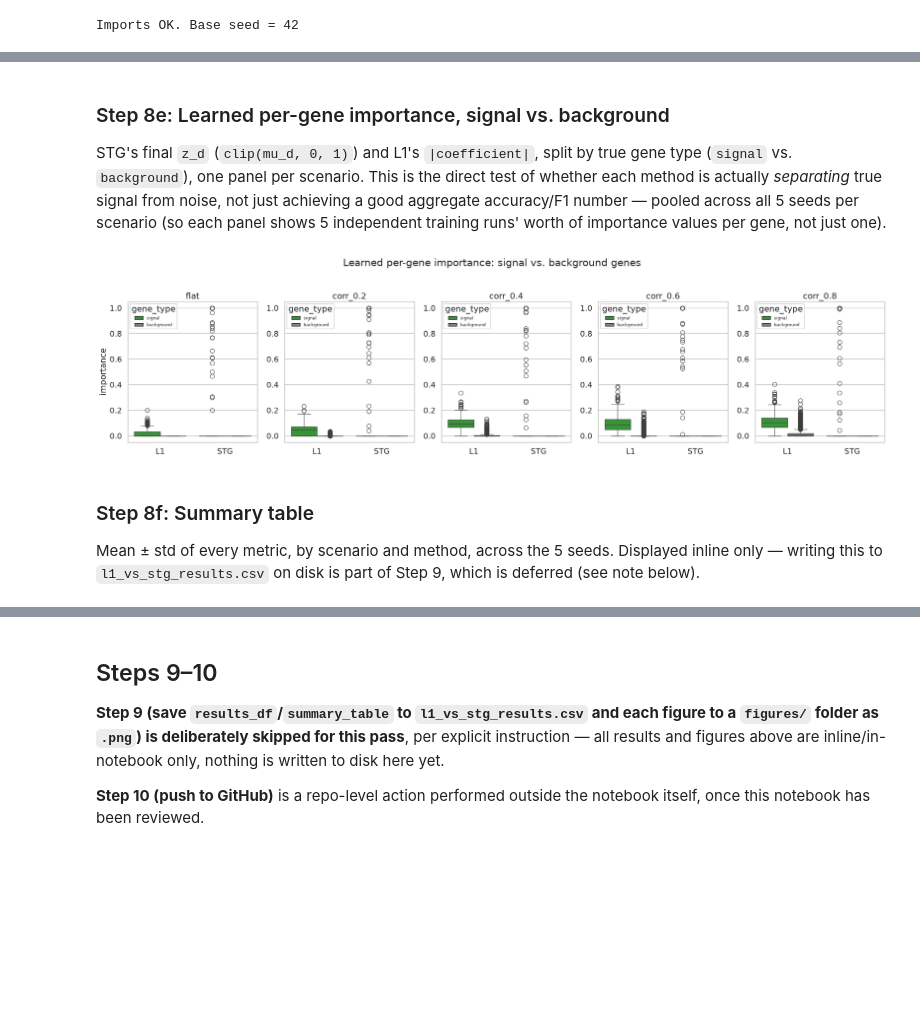
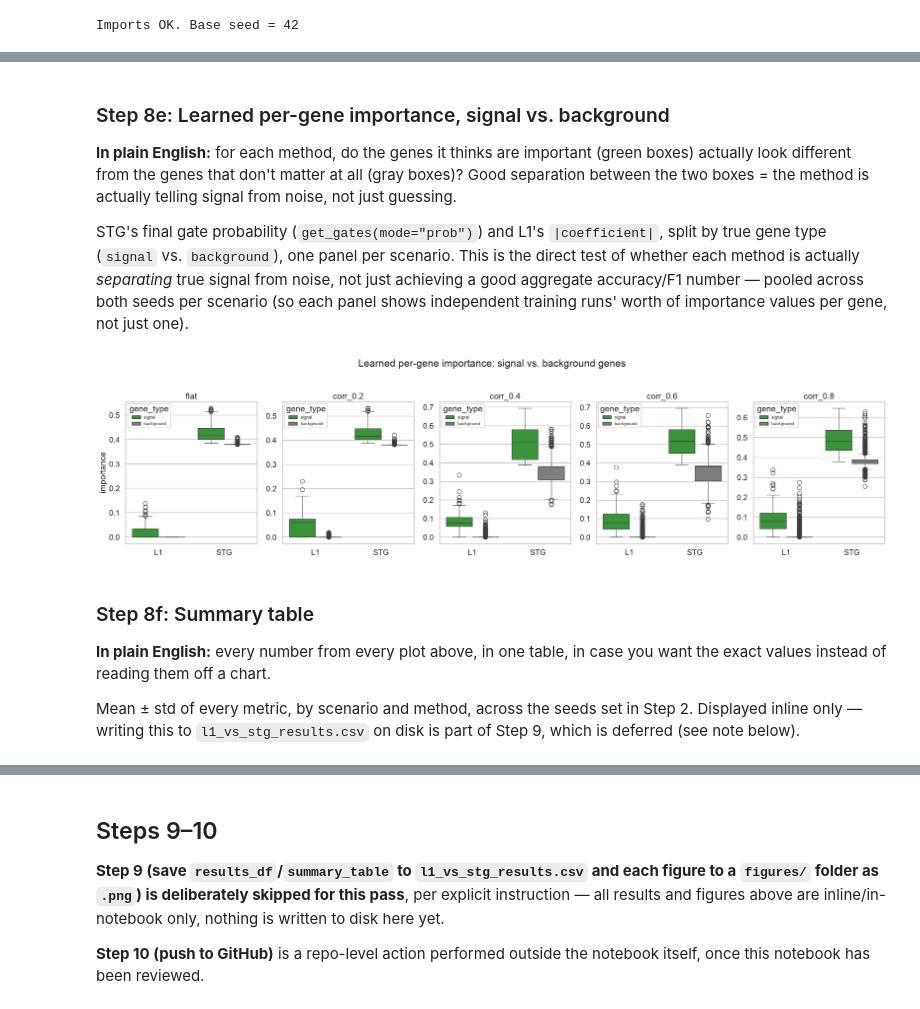
Before and after one commit to sierramendoza543/sierra-gating-project, a Jupyter notebook: l1_vs_stg_baseline_comparison.ipynb, the cells around one changed output, grey strips where cells are left out. Saved outputs shown, nothing was run; the diff lists cells and outputs as text; code cells hidden in the pictures; blank space fills up the shorter version.

```diff
--- a/l1_vs_stg_baseline_comparison.ipynb
+++ b/l1_vs_stg_baseline_comparison.ipynb
@@ -393,13 +426,13 @@ output below.
 # %%
-LAMBDA_CANDIDATES = [0.001, 0.005, 0.01, 0.05, 0.1, 0.5]
+LAMBDA_CANDIDATES = [0.05, 0.1, 0.2, 0.3, 0.5]
 sweep_rows = []
 
 for scenario in SCENARIOS:
     pre = preprocessed[(scenario, SEEDS[0])]
     for lam in LAMBDA_CANDIDATES:
-        mu, linear = train_stg(pre["X_train"], pre["y_train"], lam=lam, seed=SEEDS[0])
-        proba, _ = stg_predict_proba(mu, linear, pre["X_test"])
-        n_sel = int((mu.numpy() > 0).sum())
+        model = train_stg(pre["X_train"], pre["y_train"], lam=lam, seed=SEEDS[0], nr_epochs=100)
+        proba = stg_predict_proba(model, pre["X_test"])
+        n_sel = int((model.get_gates(mode="prob") > 0.5).sum())
         acc = accuracy_score(pre["y_test"], (proba > 0.5).astype(int))
         sweep_rows.append({"scenario": scenario, "lambda": lam, "n_selected": n_sel, "test_accuracy": acc})
 
@@ -440,17 +467,17 @@ over the spec's example values because those saturate for this dataset.
 # %%
-LAMBDA_FIXED = 0.01
+LAMBDA_FIXED = 0.2  # see the sweep table above; matches this repo's already-validated value for 1000-gene data
 
 stg_results = {}  # (scenario, seed) -> dict
 
 for (scenario, seed), pre in preprocessed.items():
-    mu, linear = train_stg(pre["X_train"], pre["y_train"], lam=LAMBDA_FIXED, seed=seed)
-    proba, z_eval = stg_predict_proba(mu, linear, pre["X_test"])
+    model = train_stg(pre["X_train"], pre["y_train"], lam=LAMBDA_FIXED, seed=seed, nr_epochs=200)
+    proba = stg_predict_proba(model, pre["X_test"])
+    gate_probs = model.get_gates(mode="prob")
     y_pred = (proba > 0.5).astype(int)
 
     stg_results[(scenario, seed)] = {
-        "mu": mu.numpy(),
-        "z_eval": z_eval,
-        "selected": mu.numpy() > 0,
+        "gate_probs": gate_probs,
+        "selected": gate_probs > 0.5,
         "accuracy": accuracy_score(pre["y_test"], y_pred),
         "auroc": roc_auc_score(pre["y_test"], proba),
         "y_proba": proba,
@@ -557,7 +598,7 @@ for ax, metric, title in zip(axes, ["accuracy", "auroc"], ["Test accuracy", "Tes
     ax.set_xticks(x)
     ax.set_xticklabels(scenario_order, rotation=20)
     ax.set_ylim(0, 1.05)
-    ax.set_title(f"{title} by method (mean ± std, 5 seeds)")
+    ax.set_title(f"{title} by method (mean ± std, {len(SEEDS)} seeds)")
     ax.set_ylabel(title)
     ax.legend(title="Method")
 
@@ -657,12 +715,17 @@ plt.show()
 # %% [markdown]
 ### Step 8e: Learned per-gene importance, signal vs. background
 
-STG's final `z_d` (`clip(mu_d, 0, 1)`) and L1's `|coefficient|`, split by true gene
-type (`signal` vs. `background`), one panel per scenario. This is the direct test
-of whether each method is actually *separating* true signal from noise, not just
-achieving a good aggregate accuracy/F1 number — pooled across all 5 seeds per
-scenario (so each panel shows 5 independent training runs' worth of importance
-values per gene, not just one).
+**In plain English:** for each method, do the genes it thinks are important
+(green boxes) actually look different from the genes that don't matter at all
+(gray boxes)? Good separation between the two boxes = the method is actually
+telling signal from noise, not just guessing.
+
+STG's final gate probability (`get_gates(mode="prob")`) and L1's `|coefficient|`,
+split by true gene type (`signal` vs. `background`), one panel per scenario. This is
+the direct test of whether each method is actually *separating* true signal from
+noise, not just achieving a good aggregate accuracy/F1 number — pooled across both
+seeds per scenario (so each panel shows independent training runs' worth of
+importance values per gene, not just one).
 # %%
 importance_rows = []
 for (scenario, seed), pre in preprocessed.items():
@@ -671,41 +734,44 @@ for (scenario, seed), pre in preprocessed.items():
     gene_types = genes_df.loc[gene_ids, "gene_type"].values
 
     l1_importance = np.abs(l1_results[(scenario, seed)]["coef"])
-    stg_importance = stg_results[(scenario, seed)]["z_eval"]
+    stg_importance = stg_results[(scenario, seed)]["gate_probs"]
 
     for method, importance in [("L1", l1_importance), ("STG", stg_importance)]:
         for gid, gtype, imp in zip(gene_ids, gene_types, importance):
             importance_rows.append({
                 "scenario": scenario, "seed": seed, "method": method,
                 "gene_id": gid, "gene_type": gtype, "importance": imp,
             })
 
 importance_df = pd.DataFrame(importance_rows)
 
 fig, axes = plt.subplots(1, len(SCENARIOS), figsize=(24, 6), sharey=False)
 for ax, scenario in zip(axes, SCENARIOS):
     sub = importance_df[importance_df["scenario"] == scenario]
     sns.boxplot(
         data=sub, x="method", y="importance", hue="gene_type", ax=ax,
         palette={"signal": "#2ca02c", "background": "#7f7f7f"},
     )
     ax.set_title(scenario)
     ax.set_xlabel("")
     if ax is not axes[0]:
         ax.set_ylabel("")
     ax.legend(title="gene_type", fontsize=9)
 
 fig.suptitle("Learned per-gene importance: signal vs. background genes", y=1.03)
 plt.tight_layout()
 plt.show()
 # %% [output]
-[figure, old version]
+[figure, new version]
 # %% [markdown]
 ### Step 8f: Summary table
 
-Mean ± std of every metric, by scenario and method, across the 5 seeds. Displayed
-inline only — writing this to `l1_vs_stg_results.csv` on disk is part of Step 9,
-which is deferred (see note below).
+**In plain English:** every number from every plot above, in one table, in case you
+want the exact values instead of reading them off a chart.
+
+Mean ± std of every metric, by scenario and method, across the seeds set in Step 2.
+Displayed inline only — writing this to `l1_vs_stg_results.csv` on disk is part of
+Step 9, which is deferred (see note below).
 # %%
 summary_table = results_df.groupby(["scenario", "method"]).agg(
     accuracy_mean=("accuracy", "mean"), accuracy_std=("accuracy", "std"),
```
Also changed, not shown: parts of 35 cells of this notebook.
